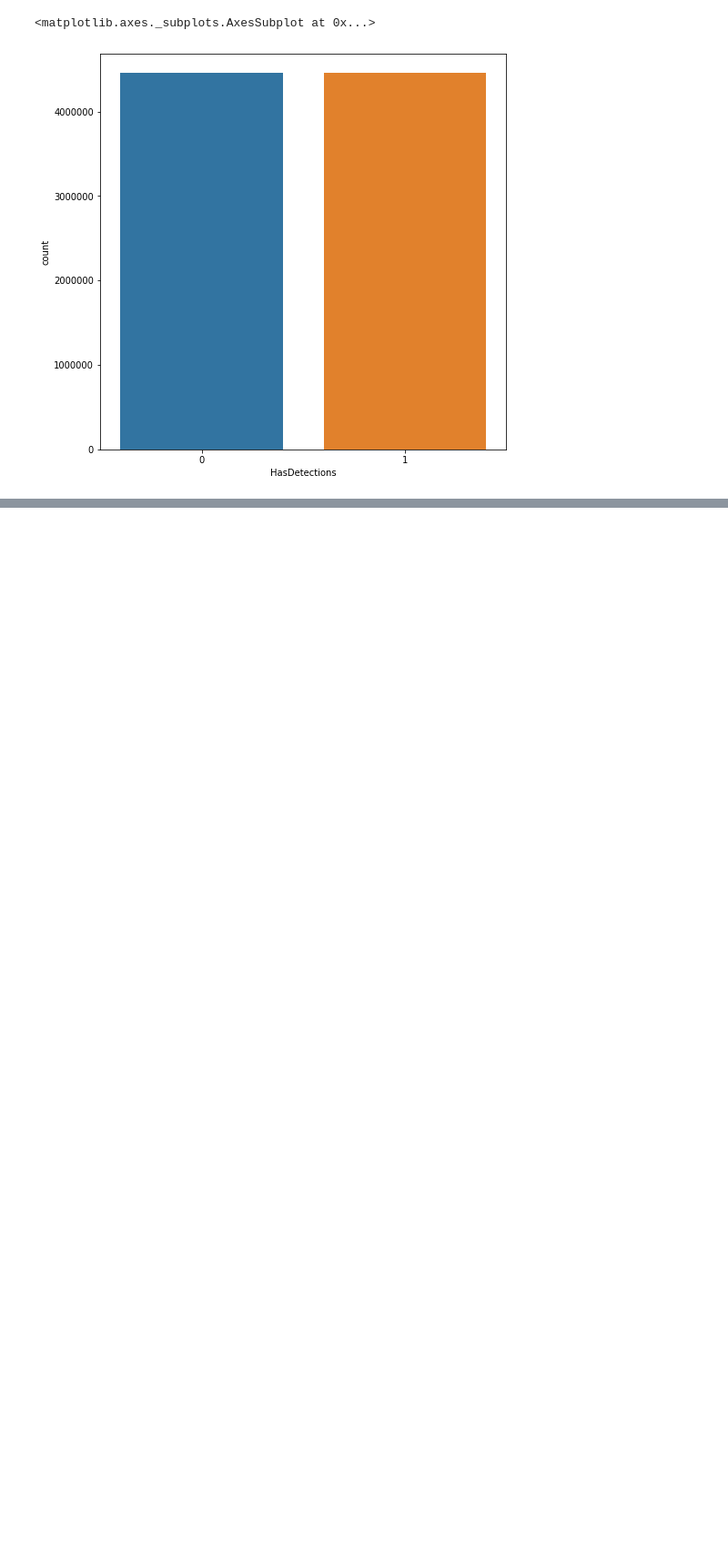
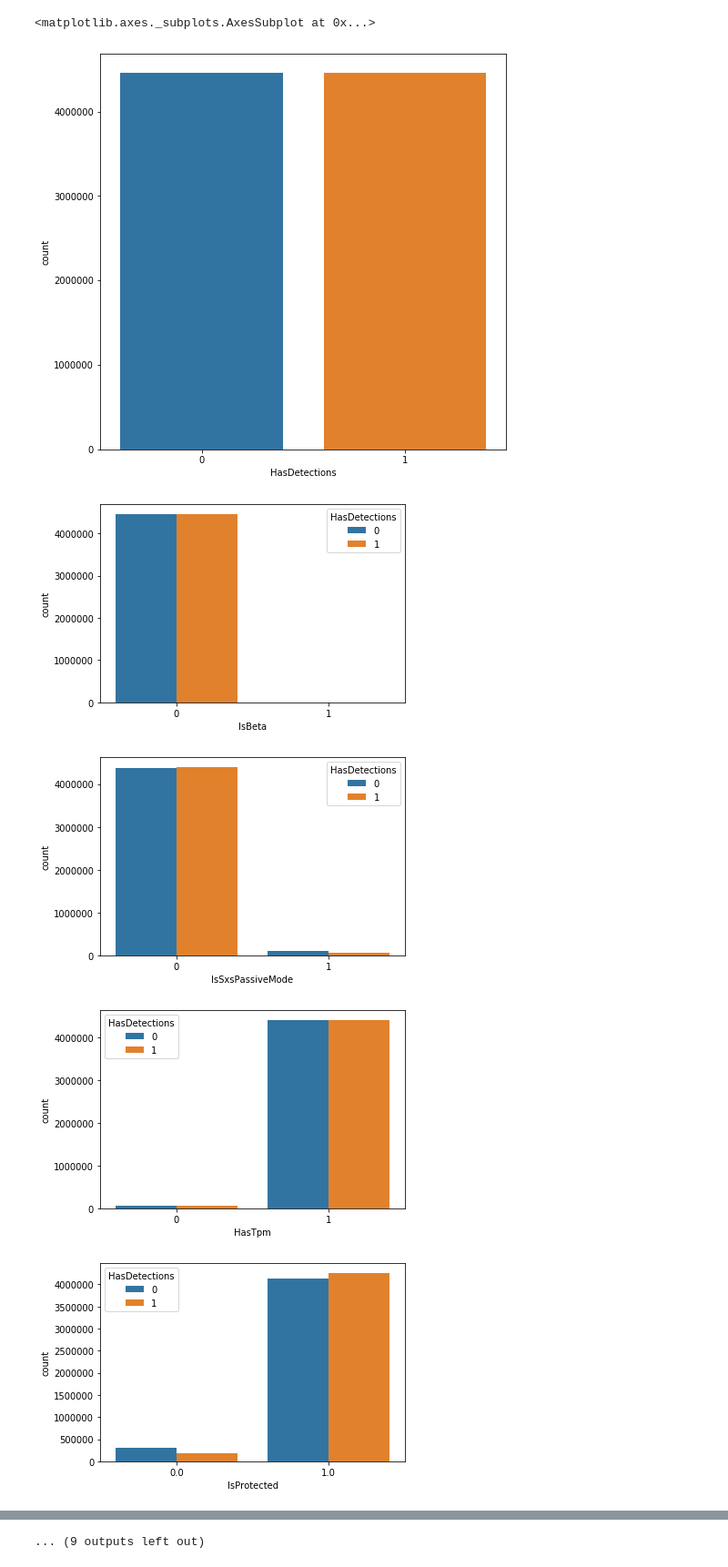
Before and after one commit to rcofrer/MLWR, a Jupyter notebook: Untitled.ipynb, the cells around one changed output, grey strips where cells are left out. Shown at 91% size. Drawn from its saved outputs; the diff is of its cells as text; code cells hidden in the pictures; blank space fills up the shorter version.

```diff
--- a/Untitled.ipynb
+++ b/Untitled.ipynb
@@ -401,3 +464,16 @@ sns.countplot(data = malware, x = "HasDetections")
 # %% [output]
 <matplotlib.axes._subplots.AxesSubplot at 0x...>
 [figure]
+# %%
+# Look for bias in binary features?
+for binary in bins:
+    plt.figure()
+    sns.countplot(data = malware, x = binary, hue = 'HasDetections')
+    plt.show()
+
+# all but the infamous 'PuaMode' seem fine
+# %% [output]
+[figure, added]
+[figure, added]
+[figure, added]
+[figure, added]
@@ -403,0 +488 @@ sns.countplot(data = malware, x = "HasDetections")
+... (9 outputs left out)
```
Also changed, not shown: parts of 18 cells of this notebook.
